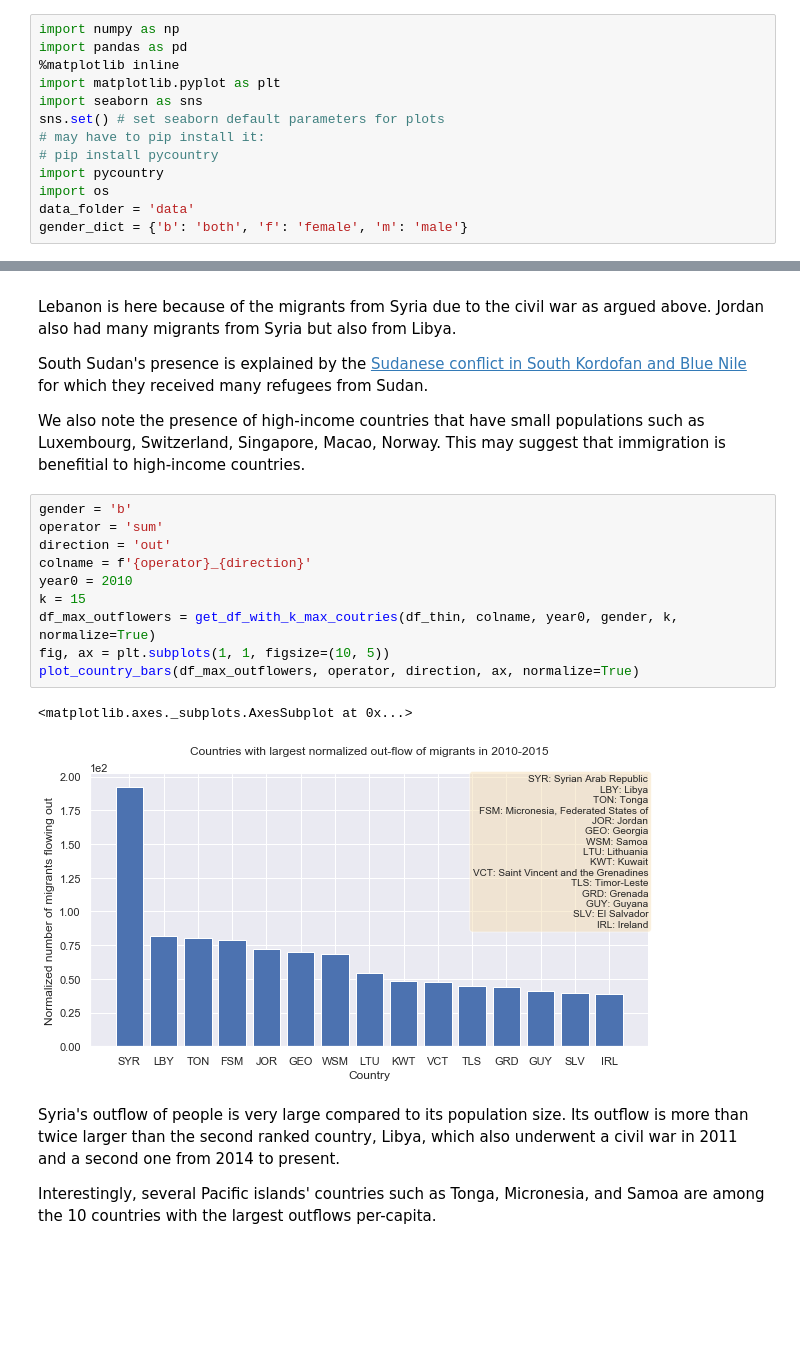
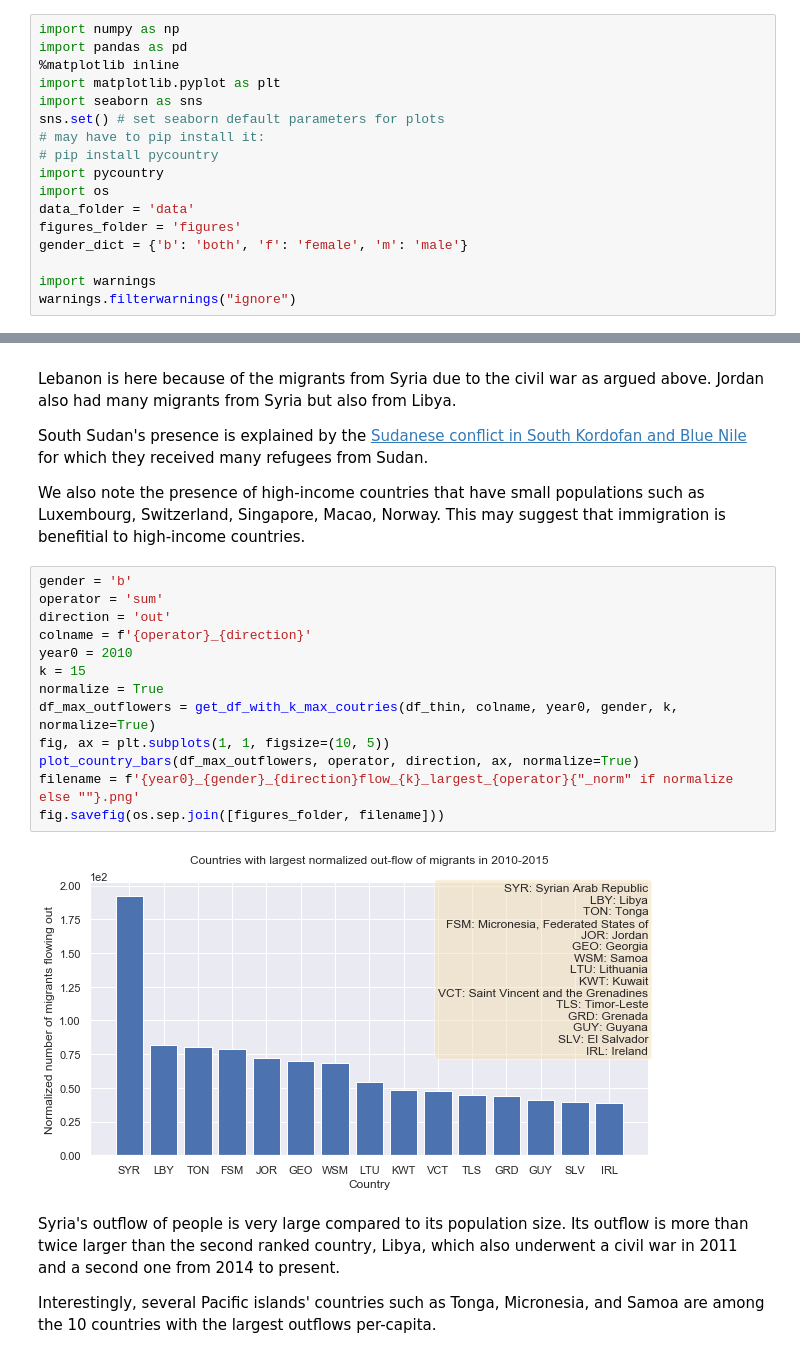
Before and after one commit to com-480-data-visualization/com-480-project-vizkhalifa, a Jupyter notebook: migration_datasets_EDA.ipynb, the cells around one changed output, grey strips where cells are left out. Saved outputs shown, nothing was run; the diff lists cells and outputs as text; blank space fills up the shorter version.

Commit message:
Fix figures title cropped and remove warnings

```diff
--- a/migration_datasets_EDA.ipynb
+++ b/migration_datasets_EDA.ipynb
@@ -10,7 +10,11 @@ sns.set() # set seaborn default parameters for plots
 import pycountry
 import os
 data_folder = 'data'
+figures_folder = 'figures'
 gender_dict = {'b': 'both', 'f': 'female', 'm': 'male'}
+
+import warnings
+warnings.filterwarnings("ignore")
 # %%
 def get_country_name(country_code, alpha=True):
     if alpha:
@@ -207,16 +216,18 @@ This may suggest that immigration is benefitial to high-income countries.
 # %%
 gender = 'b'
 operator = 'sum'
 direction = 'out'
 colname = f'{operator}_{direction}'
 year0 = 2010
 k = 15
+normalize = True
 df_max_outflowers = get_df_with_k_max_coutries(df_thin, colname, year0, gender, k, normalize=True)
 fig, ax = plt.subplots(1, 1, figsize=(10, 5))
 plot_country_bars(df_max_outflowers, operator, direction, ax, normalize=True)
+filename = f'{year0}_{gender}_{direction}flow_{k}_largest_{operator}{"_norm" if normalize else ""}.png'
+fig.savefig(os.sep.join([figures_folder, filename]))
 # %% [output]
-<matplotlib.axes._subplots.AxesSubplot at 0x...>
-[figure, old version]
+[figure, new version]
 # %% [markdown]
 Syria's outflow of people is very large compared to its population size.
 Its outflow is more than twice larger than the second ranked country, Libya, which also underwent a civil war in 2011 and a second one from 2014 to present.
```
Also changed, not shown: parts of 9 cells of this notebook.
